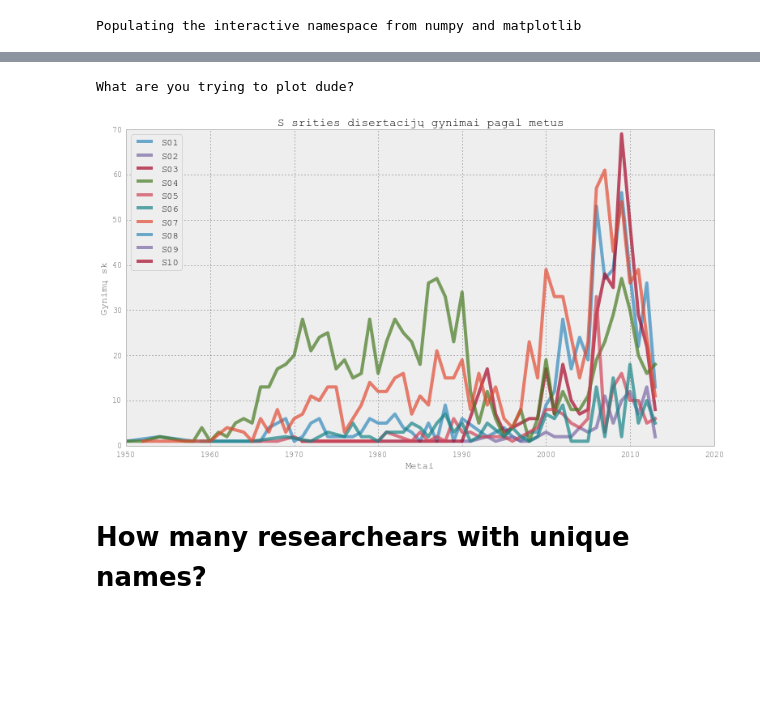
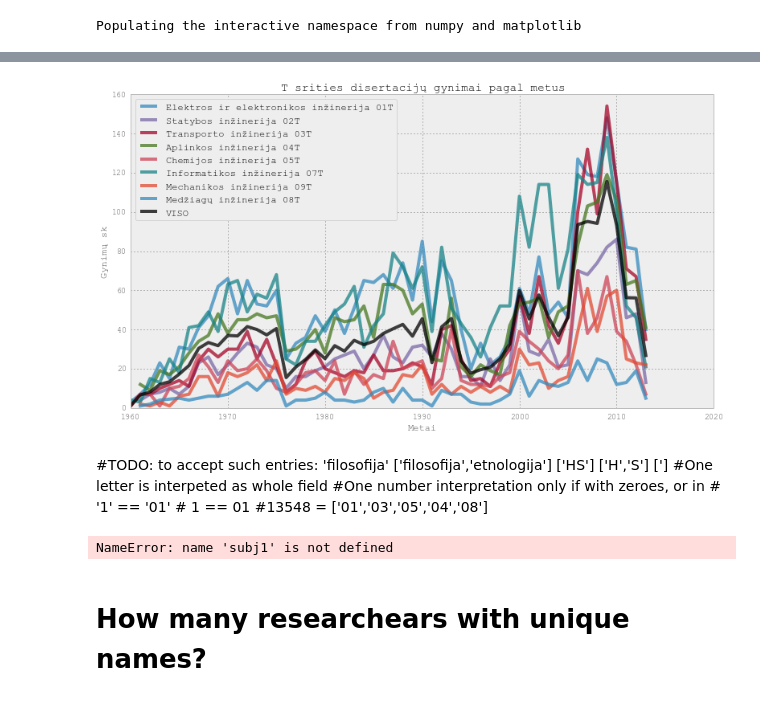
Before and after one commit to aidiss/Lithuanian-Academic-Circles-and-Their-Networks, a Jupyter notebook: PhD defenses 1950-2008.ipynb, the cells around one changed output, grey strips where cells are left out. Drawn from its saved outputs; the diff is of its cells as text; code cells hidden in the pictures; blank space fills up the shorter version.

```diff
--- a/PhD defenses 1950-2008.ipynb
+++ b/PhD defenses 1950-2008.ipynb
@@ -31,8 +28,45 @@ draw_history(df)
-# %%
-draw_field_history(df, 'S', daktar=True, habil=False)
-# %% [output]
-What are you trying to plot dude?
-[figure, removed]
+# %%
+SR = 'T'
+KR = '01|02|03|04|05|07|09|08'
+#KR = ['01' '02' '03', '04', '05'
+#KR = 'filosofija'
+#KR = ['filosofija','istorija']
+#viskas = ['01H', '5S', '0T', '5', '5']
+#viskas = ['01H', '7S', '0T', '04', '08']
+TR = ['1960','2015']
+draw_field_history(df,
+                   tarpsnis=TR, # Are you really going to use this? What about not ignoring mpld3 features?
+                   sritis=SR,
+                   kryptis=KR,
+                   daktar=True,
+                   habil=False)
+# %% [output]
+[figure, added]
+# %% [markdown]
+#TODO:
+ to accept such entries:
+        'filosofija'
+        ['filosofija','etnologija']
+        ['HS']
+        ['H','S']
+        [']
+         #One letter is interpeted as whole field
+         #One number interpretation only if with zeroes, or in
+         # '1' == '01'
+         # 1 == 01
+         #13548 = ['01','03','05','04','08']
+# %%
+from scipy.cluster.vq import kmeans, vq
+
+data = np.matrix(subj1.ix[:,:-2])
+
+#centers, _ = kmeans(data, 6, iter=100)
+#cluster, _ = vq(data, centers)
+
+#df = pd.crosstab(cluster, subj1['activity'])
+#df
+# %% [output]
+NameError: name 'subj1' is not defined
 # %% [markdown]
 # How many researchears with unique names?
 # %% [markdown]
```
Also changed, not shown: parts of 4 cells of this notebook, 19 other files.
